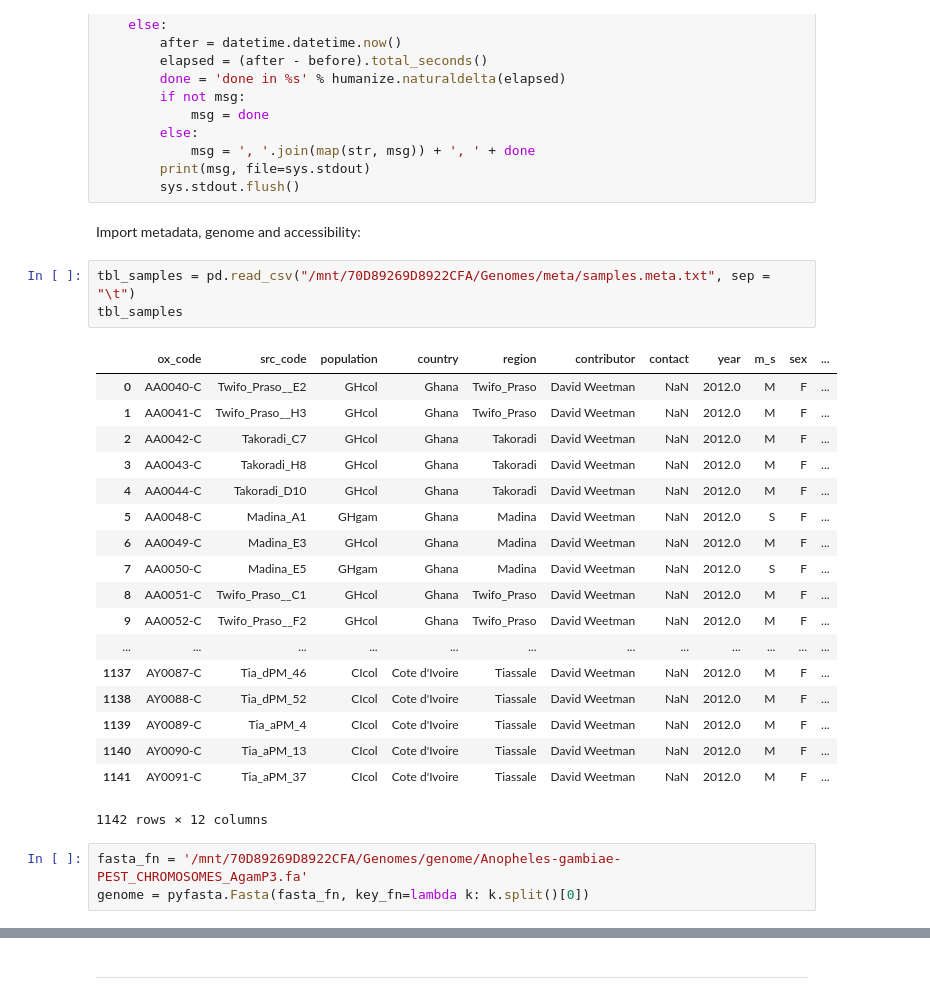
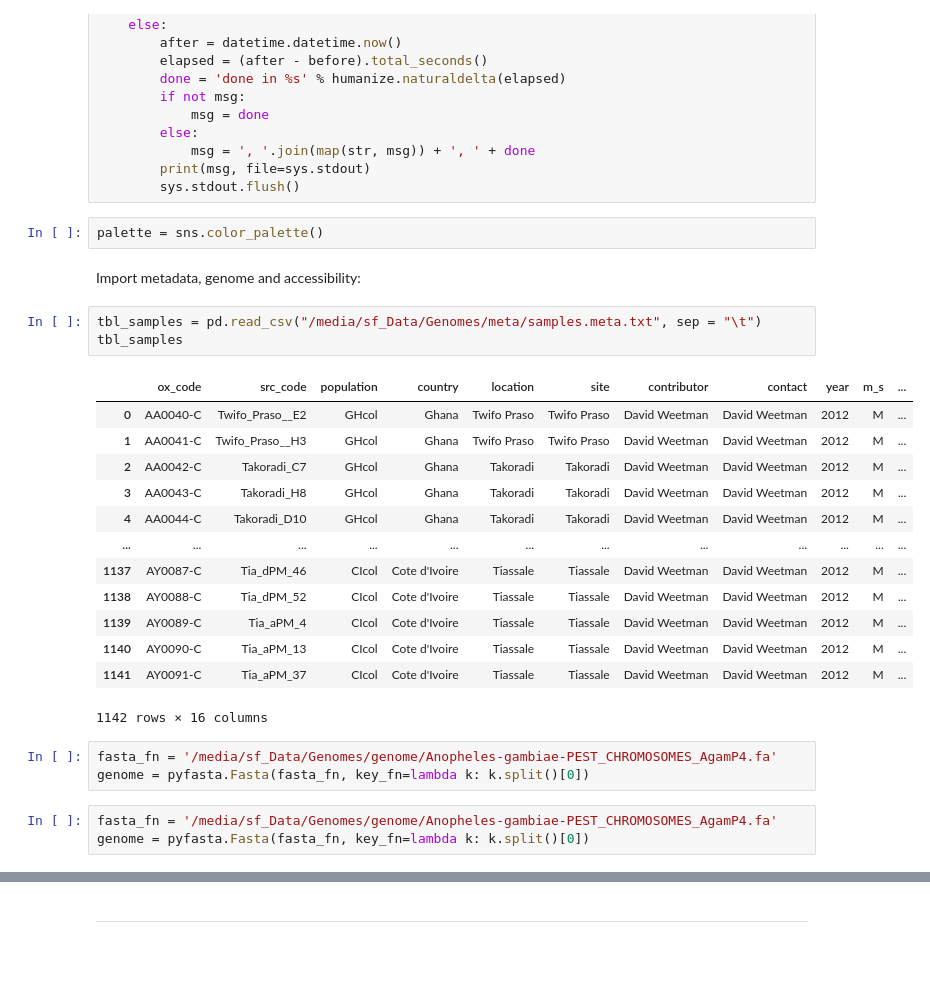
Before and after one commit to randomxsk8/notebooks, a Jupyter notebook: 09192019_dxy_pi_gmin_phase2.ipynb, the cells around one changed output, grey strips where cells are left out. Drawn from its saved outputs; the diff is of its cells as text; blank space fills up the shorter version.

```diff
--- a/09192019_dxy_pi_gmin_phase2.ipynb
+++ b/09192019_dxy_pi_gmin_phase2.ipynb
@@ -64,33 +64,33 @@ def timer(*msg):
             msg = ', '.join(map(str, msg)) + ', ' + done
         print(msg, file=sys.stdout)
         sys.stdout.flush()
+# %%
+palette = sns.color_palette()
 # %% [markdown]
 Import metadata, genome and accessibility:
 # %%
-tbl_samples = pd.read_csv("/mnt/70D89269D8922CFA/Genomes/meta/samples.meta.txt", sep = "\t")
+tbl_samples = pd.read_csv("/media/sf_Data/Genomes/meta/samples.meta.txt", sep = "\t")
 tbl_samples
 # %% [output]
-|  | ox_code | src_code | population | country | region | contributor | contact | year | m_s | sex | ... |
-| 0 | AA0040-C | Twifo_Praso__E2 | GHcol | Ghana | Twifo_Praso | David Weetman | NaN | 2012.0 | M | F | ... |
-| 1 | AA0041-C | Twifo_Praso__H3 | GHcol | Ghana | Twifo_Praso | David Weetman | NaN | 2012.0 | M | F | ... |
-| 2 | AA0042-C | Takoradi_C7 | GHcol | Ghana | Takoradi | David Weetman | NaN | 2012.0 | M | F | ... |
-| 3 | AA0043-C | Takoradi_H8 | GHcol | Ghana | Takoradi | David Weetman | NaN | 2012.0 | M | F | ... |
-| 4 | AA0044-C | Takoradi_D10 | GHcol | Ghana | Takoradi | David Weetman | NaN | 2012.0 | M | F | ... |
-| 5 | AA0048-C | Madina_A1 | GHgam | Ghana | Madina | David Weetman | NaN | 2012.0 | S | F | ... |
-| 6 | AA0049-C | Madina_E3 | GHcol | Ghana | Madina | David Weetman | NaN | 2012.0 | M | F | ... |
-| 7 | AA0050-C | Madina_E5 | GHgam | Ghana | Madina | David Weetman | NaN | 2012.0 | S | F | ... |
-| 8 | AA0051-C | Twifo_Praso__C1 | GHcol | Ghana | Twifo_Praso | David Weetman | NaN | 2012.0 | M | F | ... |
-| 9 | AA0052-C | Twifo_Praso__F2 | GHcol | Ghana | Twifo_Praso | David Weetman | NaN | 2012.0 | M | F | ... |
+|  | ox_code | src_code | population | country | location | site | contributor | contact | year | m_s | ... |
+| 0 | AA0040-C | Twifo_Praso__E2 | GHcol | Ghana | Twifo Praso | Twifo Praso | David Weetman | David Weetman | 2012 | M | ... |
+| 1 | AA0041-C | Twifo_Praso__H3 | GHcol | Ghana | Twifo Praso | Twifo Praso | David Weetman | David Weetman | 2012 | M | ... |
+| 2 | AA0042-C | Takoradi_C7 | GHcol | Ghana | Takoradi | Takoradi | David Weetman | David Weetman | 2012 | M | ... |
+| 3 | AA0043-C | Takoradi_H8 | GHcol | Ghana | Takoradi | Takoradi | David Weetman | David Weetman | 2012 | M | ... |
+| 4 | AA0044-C | Takoradi_D10 | GHcol | Ghana | Takoradi | Takoradi | David Weetman | David Weetman | 2012 | M | ... |
 | ... | ... | ... | ... | ... | ... | ... | ... | ... | ... | ... | ... |
-| 1137 | AY0087-C | Tia_dPM_46 | CIcol | Cote d'Ivoire | Tiassale | David Weetman | NaN | 2012.0 | M | F | ... |
-| 1138 | AY0088-C | Tia_dPM_52 | CIcol | Cote d'Ivoire | Tiassale | David Weetman | NaN | 2012.0 | M | F | ... |
-| 1139 | AY0089-C | Tia_aPM_4 | CIcol | Cote d'Ivoire | Tiassale | David Weetman | NaN | 2012.0 | M | F | ... |
-| 1140 | AY0090-C | Tia_aPM_13 | CIcol | Cote d'Ivoire | Tiassale | David Weetman | NaN | 2012.0 | M | F | ... |
-| 1141 | AY0091-C | Tia_aPM_37 | CIcol | Cote d'Ivoire | Tiassale | David Weetman | NaN | 2012.0 | M | F | ... |
+| 1137 | AY0087-C | Tia_dPM_46 | CIcol | Cote d'Ivoire | Tiassale | Tiassale | David Weetman | David Weetman | 2012 | M | ... |
+| 1138 | AY0088-C | Tia_dPM_52 | CIcol | Cote d'Ivoire | Tiassale | Tiassale | David Weetman | David Weetman | 2012 | M | ... |
+| 1139 | AY0089-C | Tia_aPM_4 | CIcol | Cote d'Ivoire | Tiassale | Tiassale | David Weetman | David Weetman | 2012 | M | ... |
+| 1140 | AY0090-C | Tia_aPM_13 | CIcol | Cote d'Ivoire | Tiassale | Tiassale | David Weetman | David Weetman | 2012 | M | ... |
+| 1141 | AY0091-C | Tia_aPM_37 | CIcol | Cote d'Ivoire | Tiassale | Tiassale | David Weetman | David Weetman | 2012 | M | ... |
-1142 rows × 12 columns
+1142 rows × 16 columns
 # %%
-fasta_fn = '/mnt/70D89269D8922CFA/Genomes/genome/Anopheles-gambiae-PEST_CHROMOSOMES_AgamP3.fa'
+fasta_fn = '/media/sf_Data/Genomes/genome/Anopheles-gambiae-PEST_CHROMOSOMES_AgamP4.fa'
 genome = pyfasta.Fasta(fasta_fn, key_fn=lambda k: k.split()[0])
+# %%
+fasta_fn = '/media/sf_Data/Genomes/genome/Anopheles-gambiae-PEST_CHROMOSOMES_AgamP4.fa'
+genome = pyfasta.Fasta(fasta_fn, key_fn=lambda k: k.split()[0])
 # %%
 sorted(genome.keys())
 # %% [output]
```
Also changed, not shown: parts of 9 cells of this notebook, 14 other files.
